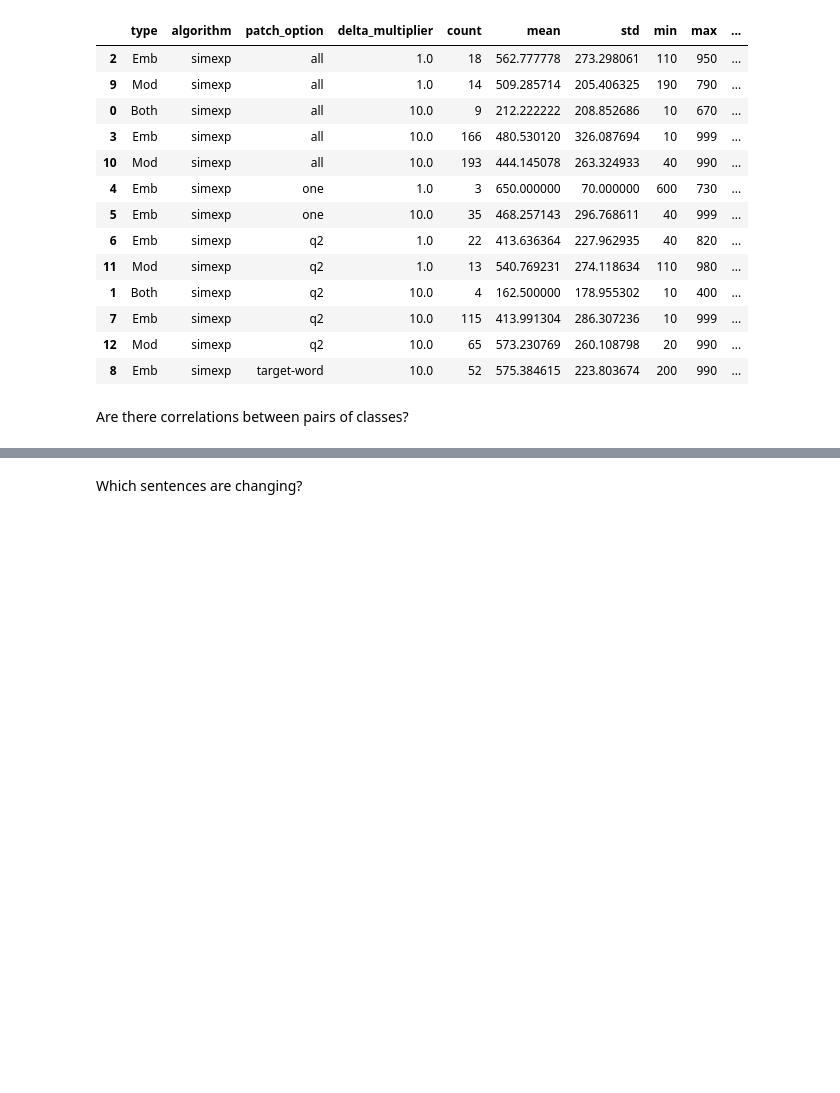
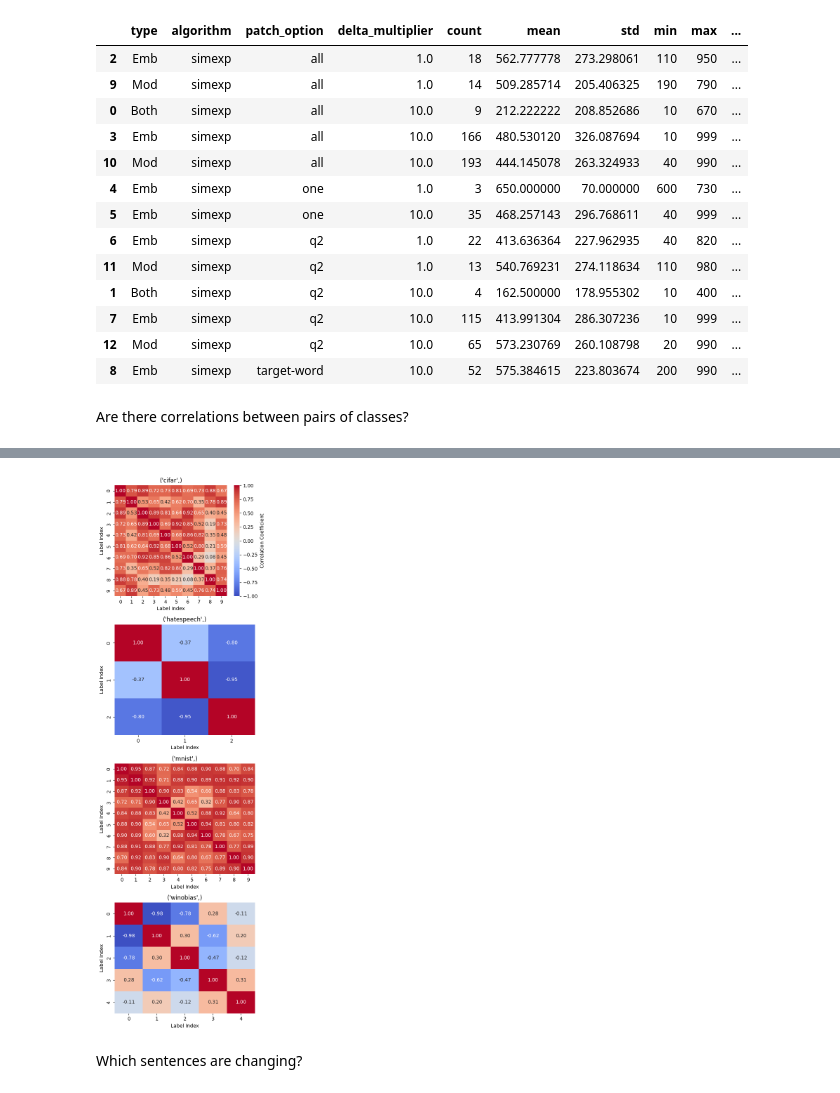
Before and after one commit to alessiomarta/transformers_equivalence_classes, a Jupyter notebook: notebooks/interpretation-analysis.ipynb, the cells around one changed output, grey strips where cells are left out. Cells and saved outputs as stored; diff of their text form; code cells hidden in the pictures; blank space fills up the shorter version.

Commit message:
correlation analysis

```diff
--- a/notebooks/interpretation-analysis.ipynb
+++ b/notebooks/interpretation-analysis.ipynb
@@ -506,3 +506,66 @@ plt.show()
+# %%
+import pandas as pd
+import numpy as np
+import matplotlib.pyplot as plt
+import seaborn as sns
+
+# Group by dataset and algorithm
+group_cols = ["dataset"]
+dataset_algo_groups = results.groupby(group_cols)
+
+# Set up layout
+ncols = 1
+nrows = int(np.ceil(len(dataset_algo_groups) / ncols))
+fig, axes = plt.subplots(nrows=nrows, ncols=ncols, figsize=(5 * ncols, 4 * nrows))
+axes = axes.flatten()
+
+for idx, ((dataset), group) in enumerate(dataset_algo_groups):
+    ax = axes[idx]
+    corr_matrices = []
+
+    for (input_name, repetition, delta_multiplier, patch_option), input_group in group.groupby(["input_name", "repetition", "delta_multiplier", "patch_option"]):
+        input_group = input_group.sort_values("iteration")
+        prob_matrix = np.stack(input_group["embedding_pred_proba"].values).squeeze()
+        try:
+            stds = np.std(prob_matrix, axis=0)
+            valid_cols = stds > 0
+            filtered_matrix = prob_matrix[:, valid_cols]
+
+            if filtered_matrix.shape[1] > 1:
+                corr_matrix = np.corrcoef(filtered_matrix, rowvar=False)
+                if not np.isnan(corr_matrix).all():
+                    corr_matrices.append(corr_matrix)
+        except Exception as e:
+            print(f"Skipping {input_name} due to error: {e}")
+
+    if corr_matrices:
+        mean_corr_matrix = np.nanmedian(np.stack(corr_matrices), axis=0)
+        sns.heatmap(
+            mean_corr_matrix,
+            ax=ax,
+            cmap="coolwarm",
+            vmin=-1,
+            vmax=1,
+            annot=True,
+            fmt=".2f",
+            cbar=idx == 0,
+            cbar_kws={"label": "Correlation Coefficient"}
+        )
+        ax.set_title(f"{dataset}")
+        ax.set_xlabel("Label Index")
+        ax.set_ylabel("Label Index")
+    else:
+        ax.set_title(f"{dataset}\nNo Valid Inputs")
+        ax.axis("off")
+
+# Handle extra axes if needed
+for i in range(len(dataset_algo_groups), len(axes)):
+    axes[i].axis("off")
+
+plt.tight_layout()
+plt.show()
+# %% [output]
+[figure, added]
 # %% [markdown]
 Which sentences are changing?
 # %%
```
Also changed, not shown: parts of 3 cells of this notebook.
